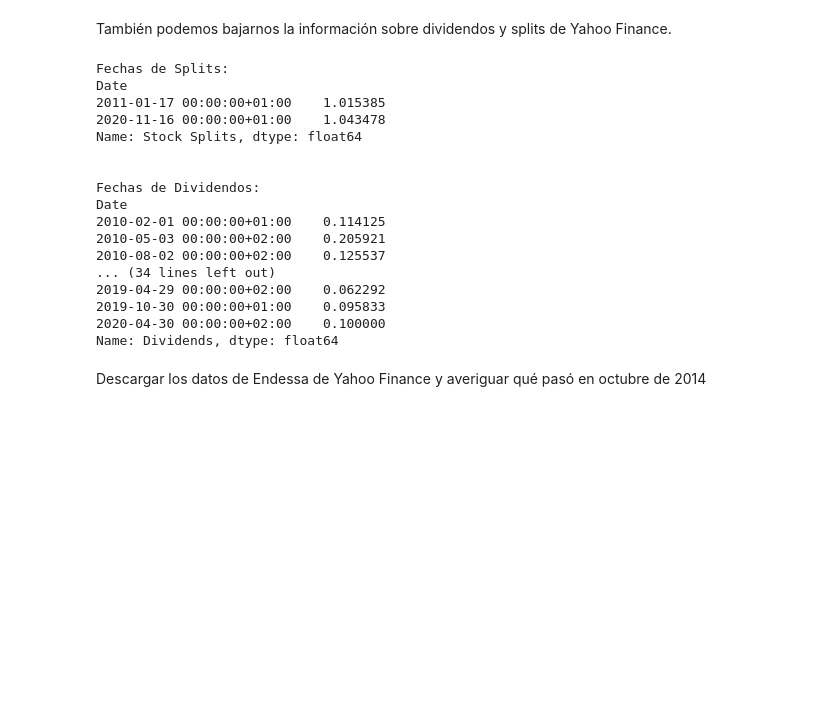
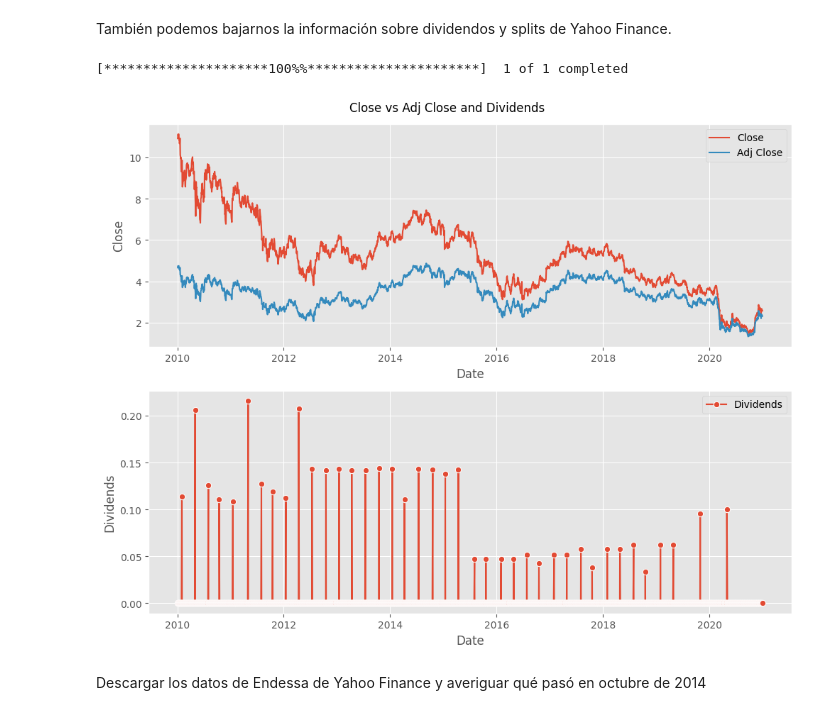
Before and after one commit to alfonso-santos/Intro-Python-Finanzas-2023, a Jupyter notebook: 7_Analisis_Info_Bolsa/7_1_Data_Inicio.ipynb, the cells around one changed output. Saved outputs shown, nothing was run; the diff lists cells and outputs as text; code cells hidden in the pictures; blank space fills up the shorter version.

Commit message:
simulación y data de contabilidad

```diff
--- a/7_Analisis_Info_Bolsa/7_1_Data_Inicio.ipynb
+++ b/7_Analisis_Info_Bolsa/7_1_Data_Inicio.ipynb
@@ -203,42 +205,31 @@ fig.update_layout(title={'text': 'Comparación de Close vs Adj Close', 'x':0.5,
 fig.show()
 # %% [markdown]
 También podemos bajarnos la información sobre dividendos y splits de Yahoo Finance.
-# %%
-# Crear un objeto para el símbolo de Banco Santander
-symbol = "SAN.MC"  # SAN.MC es el símbolo de Banco Santander en el mercado continuo español
-
-# Descargar los datos de dividendos
-san_data = yf.Ticker(symbol)
-san_div = san_data.dividends[start_date:end_date]
-
-# Descargar los datos de splits
-san_split = san_data.splits[start_date:end_date]
-
-print("\nFechas de Splits:")
-print(san_split)
-
-print("\n")
-
-print("Fechas de Dividendos:")
-print(san_div)
-# %% [output]
-Fechas de Splits:
-Date
-2011-01-17 00:00:00+01:00    1.015385
-2020-11-16 00:00:00+01:00    1.043478
-Name: Stock Splits, dtype: float64
-
-
-Fechas de Dividendos:
-Date
-2010-02-01 00:00:00+01:00    0.114125
-2010-05-03 00:00:00+02:00    0.205921
-2010-08-02 00:00:00+02:00    0.125537
-... (34 lines left out)
-2019-04-29 00:00:00+02:00    0.062292
-2019-10-30 00:00:00+01:00    0.095833
-2020-04-30 00:00:00+02:00    0.100000
-Name: Dividends, dtype: float64
+# %%
+san_OHLCDS_df = yf.download(tickers="SAN.MC", start = start_date, end = end_date, actions = True)
+# %% [output]
+[*********************100%%**********************]  1 of 1 completed
+# %%
+ # Create a figure with 3 subplots
+fig, (ax1, ax2) = plt.subplots(2, 1, figsize=(10, 8))
+
+# Plot "Close" and "Adj Close" on the first subplot
+sns.lineplot(data=san_OHLCDS_df, x='Date', y='Close', label='Close', ax=ax1)
+sns.lineplot(data=san_OHLCDS_df, x='Date', y='Adj Close', label='Adj Close', ax=ax1)
+
+# Plot "Dividends" on the second subplot
+sns.lineplot(data=san_OHLCDS_df, x='Date', y='Dividends', style=True, markers=True, dashes=False, ax=ax2)
+
+ax2.legend(['Dividends'])
+
+# Adjust the layout
+fig.suptitle("Close vs Adj Close and Dividends")
+fig.tight_layout()
+
+# Show the figure
+plt.show()
+# %% [output]
+[figure, added]
 # %% [markdown]
 Descargar los datos de Endessa de Yahoo Finance y averiguar qué pasó en octubre de 2014
 # %%
```
Also changed, not shown: parts of 16 cells of this notebook, 4 other files.
